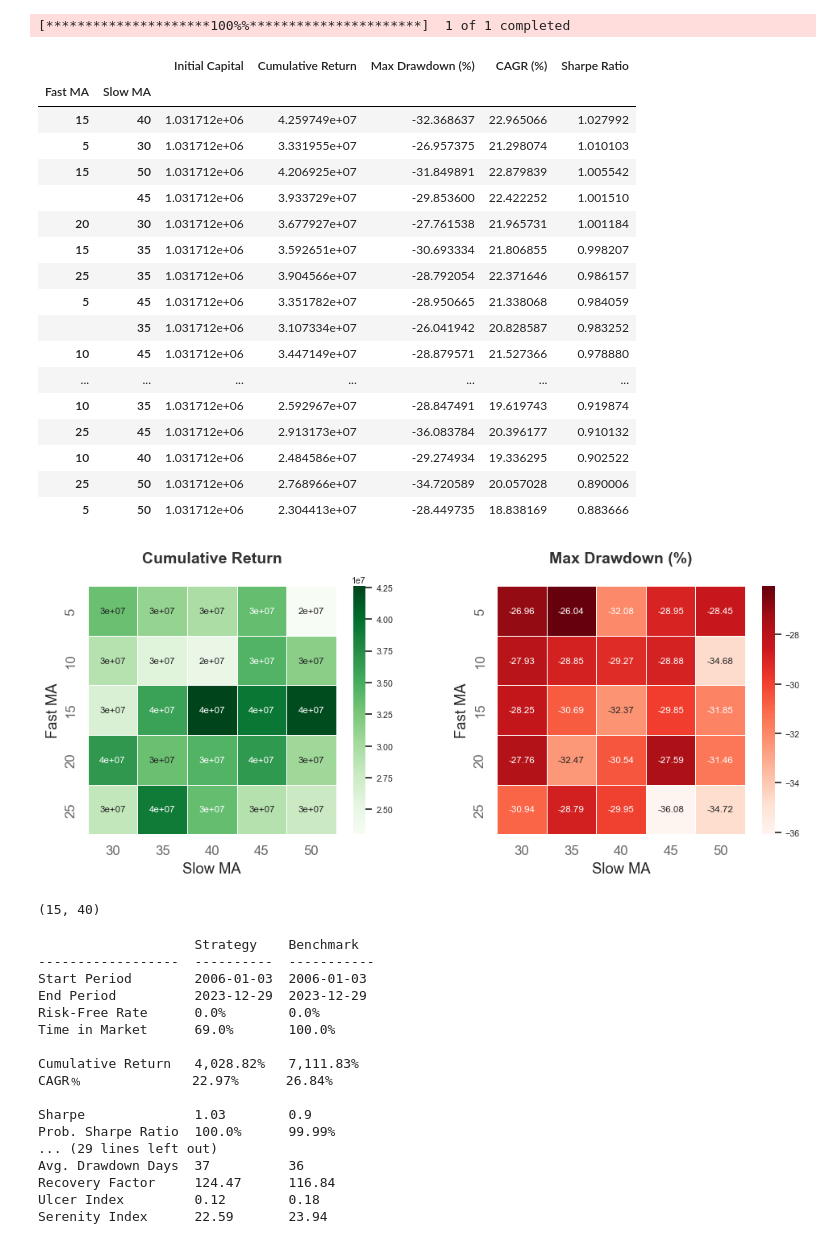
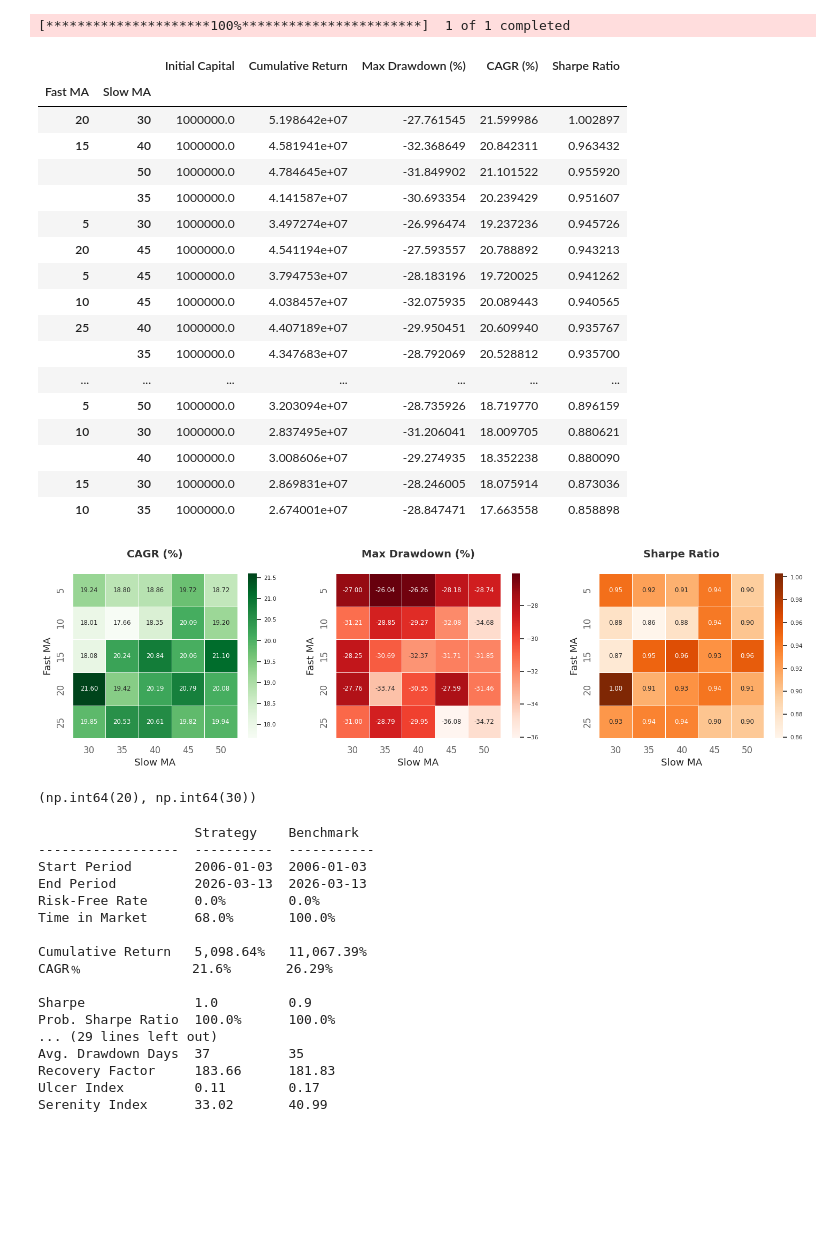
Before and after one commit to pawelkn/btester, a Jupyter notebook: examples/single-asset-ma-crossover.ipynb, the cells around one changed output. Drawn from its saved outputs; the diff is of its cells as text; code cells hidden in the pictures; blank space fills up the shorter version.

```diff
--- a/examples/single-asset-ma-crossover.ipynb
+++ b/examples/single-asset-ma-crossover.ipynb
@@ -8,14 +16,16 @@ import yfinance as yf
 import pandas as pd
 
 start = '2006-01-01'
-end = '2024-01-01'
+end = '2027-01-01'
 
 symbol = 'AAPL'
 
 data = yf.download(symbol, start, end)
+data.columns = "Close High Low Open Volume".split()
+
 benchmark = data['Close']
 # %% [output]
-[*********************100%%**********************]  1 of 1 completed
+[*********************100%***********************]  1 of 1 completed
 # %%
 from btester import Strategy
 
@@ -38,7 +48,8 @@ backtest = Backtest(MACrossoverStrategy, data, commission=.001, cash=1e6)
 # %%
 import quantstats as qs
 from itertools import product
-from tqdm.contrib.concurrent import process_map
+from joblib import Parallel, delayed
+from tqdm.auto import tqdm
 
 parameters = ['Fast MA','Slow MA']
 values = [[5, 10, 15, 20, 25], [30, 35, 40, 45, 50]]
@@ -48,7 +59,7 @@ def run(v):
     returns = result.returns
     return [*v, returns.iloc[0], returns.iloc[-1], qs.stats.max_drawdown(returns) * 100, qs.stats.cagr(returns) * 100, qs.stats.sharpe(returns)]
 
-optimization_results = process_map(run, list(product(*values)))
+optimization_results = Parallel(n_jobs=-1)(delayed(run)(v) for v in tqdm(list(product(*values))))
 optimization_results = pd.DataFrame(optimization_results, columns=[*parameters,'Initial Capital','Cumulative Return','Max Drawdown (%)','CAGR (%)','Sharpe Ratio'])
 optimization_results.set_index([*parameters], inplace=True)
 # %%
@@ -57,45 +68,47 @@ optimization_results_sorted
 # %% [output]
 |  |  | Initial Capital | Cumulative Return | Max Drawdown (%) | CAGR (%) | Sharpe Ratio |
 | Fast MA | Slow MA |  |  |  |  |  |
-| 15 | 40 | 1.031712e+06 | 4.259749e+07 | -32.368637 | 22.965066 | 1.027992 |
-| 5 | 30 | 1.031712e+06 | 3.331955e+07 | -26.957375 | 21.298074 | 1.010103 |
-| 15 | 50 | 1.031712e+06 | 4.206925e+07 | -31.849891 | 22.879839 | 1.005542 |
-|  | 45 | 1.031712e+06 | 3.933729e+07 | -29.853600 | 22.422252 | 1.001510 |
-| 20 | 30 | 1.031712e+06 | 3.677927e+07 | -27.761538 | 21.965731 | 1.001184 |
-| 15 | 35 | 1.031712e+06 | 3.592651e+07 | -30.693334 | 21.806855 | 0.998207 |
-| 25 | 35 | 1.031712e+06 | 3.904566e+07 | -28.792054 | 22.371646 | 0.986157 |
-| 5 | 45 | 1.031712e+06 | 3.351782e+07 | -28.950665 | 21.338068 | 0.984059 |
-|  | 35 | 1.031712e+06 | 3.107334e+07 | -26.041942 | 20.828587 | 0.983252 |
-| 10 | 45 | 1.031712e+06 | 3.447149e+07 | -28.879571 | 21.527366 | 0.978880 |
+| 20 | 30 | 1000000.0 | 5.198642e+07 | -27.761545 | 21.599986 | 1.002897 |
+| 15 | 40 | 1000000.0 | 4.581941e+07 | -32.368649 | 20.842311 | 0.963432 |
+|  | 50 | 1000000.0 | 4.784645e+07 | -31.849902 | 21.101522 | 0.955920 |
+|  | 35 | 1000000.0 | 4.141587e+07 | -30.693354 | 20.239429 | 0.951607 |
+| 5 | 30 | 1000000.0 | 3.497274e+07 | -26.996474 | 19.237236 | 0.945726 |
+| 20 | 45 | 1000000.0 | 4.541194e+07 | -27.593557 | 20.788892 | 0.943213 |
+| 5 | 45 | 1000000.0 | 3.794753e+07 | -28.183196 | 19.720025 | 0.941262 |
+| 10 | 45 | 1000000.0 | 4.038457e+07 | -32.075935 | 20.089443 | 0.940565 |
+| 25 | 40 | 1000000.0 | 4.407189e+07 | -29.950451 | 20.609940 | 0.935767 |
+|  | 35 | 1000000.0 | 4.347683e+07 | -28.792069 | 20.528812 | 0.935700 |
 | ... | ... | ... | ... | ... | ... | ... |
-| 10 | 35 | 1.031712e+06 | 2.592967e+07 | -28.847491 | 19.619743 | 0.919874 |
-| 25 | 45 | 1.031712e+06 | 2.913173e+07 | -36.083784 | 20.396177 | 0.910132 |
-| 10 | 40 | 1.031712e+06 | 2.484586e+07 | -29.274934 | 19.336295 | 0.902522 |
-| 25 | 50 | 1.031712e+06 | 2.768966e+07 | -34.720589 | 20.057028 | 0.890006 |
-| 5 | 50 | 1.031712e+06 | 2.304413e+07 | -28.449735 | 18.838169 | 0.883666 |
+| 5 | 50 | 1000000.0 | 3.203094e+07 | -28.735926 | 18.719770 | 0.896159 |
+| 10 | 30 | 1000000.0 | 2.837495e+07 | -31.206041 | 18.009705 | 0.880621 |
+|  | 40 | 1000000.0 | 3.008606e+07 | -29.274935 | 18.352238 | 0.880090 |
+| 15 | 30 | 1000000.0 | 2.869831e+07 | -28.246005 | 18.075914 | 0.873036 |
+| 10 | 35 | 1000000.0 | 2.674001e+07 | -28.847471 | 17.663558 | 0.858898 |
 # %%
 import matplotlib.pyplot as plt
 import seaborn as sns
 
-fig, ax = plt.subplots(1, 2, figsize=(12,4))
+fig, ax = plt.subplots(1, 3, figsize=(18,4))
 
-ax[0].set_title('Cumulative Return\n', fontsize=14, fontweight='bold')
+ax[0].set_title('CAGR (%)\n', fontsize=14, fontweight='bold')
 ax[1].set_title('Max Drawdown (%)\n', fontsize=14, fontweight='bold')
+ax[2].set_title('Sharpe Ratio\n', fontsize=14, fontweight='bold')
 
 reshape = lambda d: pd.DataFrame(d.values.reshape(len(d.index.levels[0]), len(d.index.levels[1])), d.index.levels[0], d.index.levels[1])
 
 sns.set(font_scale=.7)
-sns.heatmap(reshape(optimization_results['Cumulative Return']), ax=ax[0], annot=True, fmt='.0g', linewidth=.5, square=True, cmap='Greens')
+sns.heatmap(reshape(optimization_results['CAGR (%)']), ax=ax[0], annot=True, fmt='.2f', linewidth=.5, square=True, cmap='Greens')
 sns.heatmap(reshape(optimization_results['Max Drawdown (%)']), ax=ax[1], annot=True, fmt='.2f', linewidth=.5, square=True, cmap='Reds')
+sns.heatmap(reshape(optimization_results['Sharpe Ratio']), ax=ax[2], annot=True, fmt='.2f', linewidth=.5, square=True, cmap='Oranges')
 
 plt.show()
 # %% [output]
-[figure, old version]
+[figure, new version]
 # %%
 best_params = optimization_results_sorted.index[0]
 best_params
 # %% [output]
-(15, 40)
+(np.int64(20), np.int64(30))
 # %%
 result = backtest.run(*best_params)
 # %%
@@ -105,20 +118,20 @@ qs.reports.metrics(result.returns, benchmark)
                     Strategy    Benchmark
 ------------------  ----------  -----------
 Start Period        2006-01-03  2006-01-03
-End Period          2023-12-29  2023-12-29
+End Period          2026-03-13  2026-03-13
 Risk-Free Rate      0.0%        0.0%
-Time in Market      69.0%       100.0%
+Time in Market      68.0%       100.0%
 
-Cumulative Return   4,028.82%   7,111.83%
-CAGR﹪              22.97%      26.84%
+Cumulative Return   5,098.64%   11,067.39%
+CAGR﹪              21.6%       26.29%
 
-Sharpe              1.03        0.9
-Prob. Sharpe Ratio  100.0%      99.99%
+Sharpe              1.0         0.9
+Prob. Sharpe Ratio  100.0%      100.0%
 ... (29 lines left out)
-Avg. Drawdown Days  37          36
-Recovery Factor     124.47      116.84
-Ulcer Index         0.12        0.18
-Serenity Index      22.59       23.94
+Avg. Drawdown Days  37          35
+Recovery Factor     183.66      181.83
+Ulcer Index         0.11        0.17
+Serenity Index      33.02       40.99
 # %%
 qs.plots.log_returns(result.returns, benchmark, fontname='sans-serif')
 qs.plots.drawdown(result.returns, figsize=(10,3), fontname='sans-serif')
```
Also changed, not shown: parts of 6 cells of this notebook, 6 other files.
